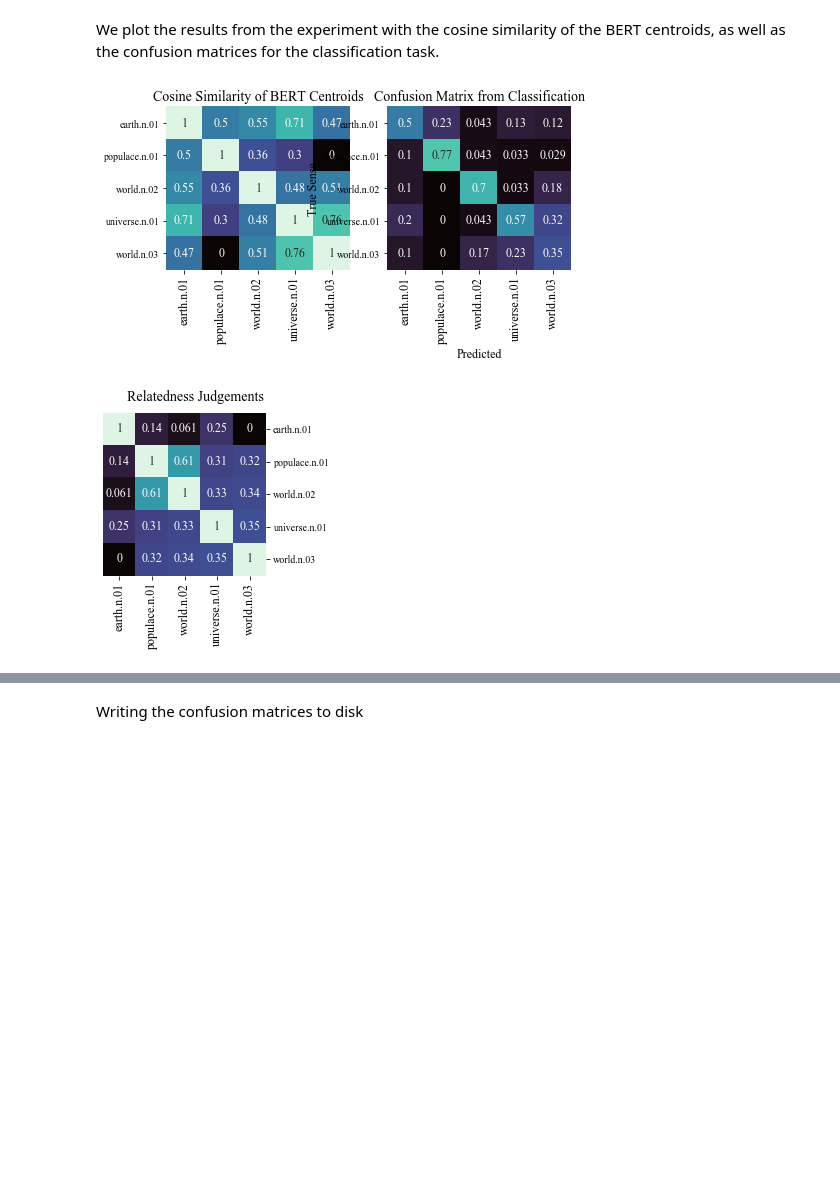
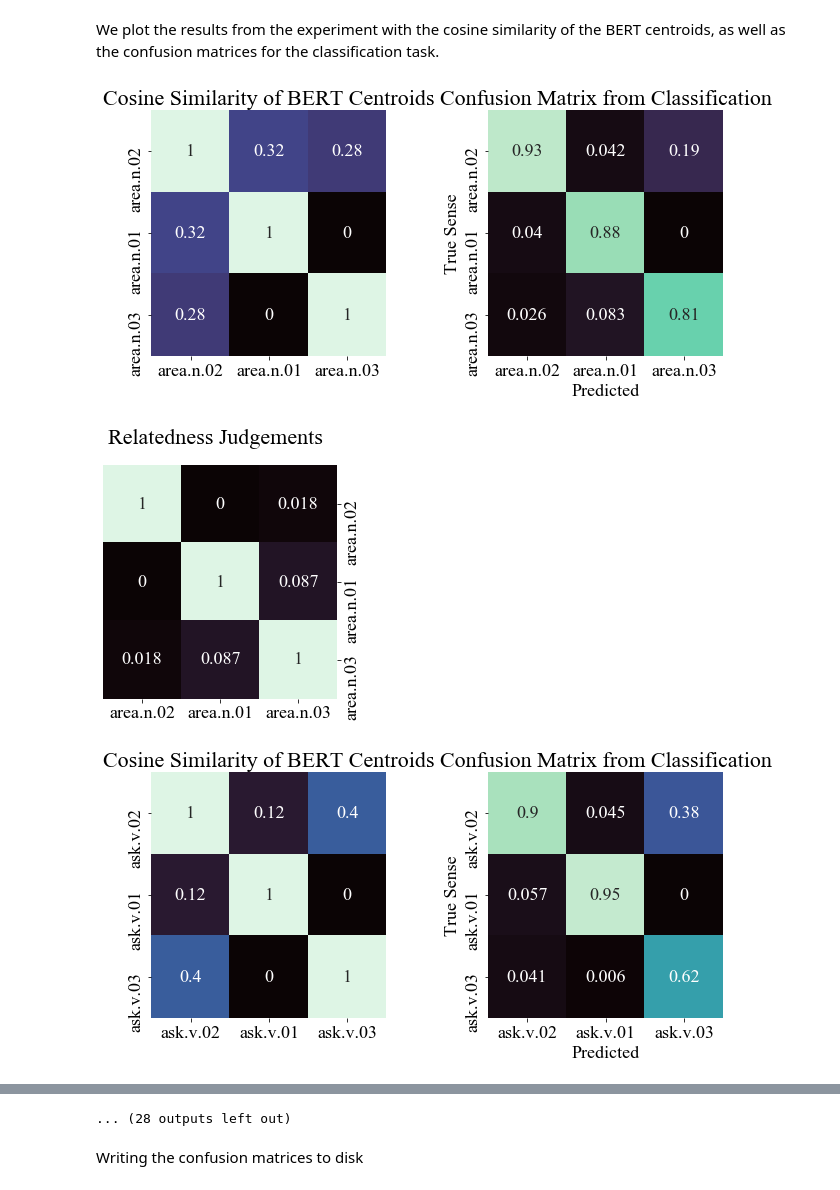
Before and after one commit to sathvikn/bert-wordsense, a Jupyter notebook: codebase/notebooks/logistic_test.ipynb, the cells around one changed output, grey strips where cells are left out. Saved outputs shown, nothing was run; the diff lists cells and outputs as text; code cells hidden in the pictures; blank space fills up the shorter version.

```diff
--- a/codebase/notebooks/logistic_test.ipynb
+++ b/codebase/notebooks/logistic_test.ipynb
@@ -20,3 +21,6 @@ with open('../data/stimuli.json') as f:
 # %%
 results = pd.read_csv('../data/approved_expt_results.csv')
 incl_users = results['userID'].unique()
+
+logistic_words = results[(results['trialType'] == 'test') |
+                                (results['trialType'] == 'repeat')]['lemma'].unique()
@@ -30,8 +45,9 @@ Compute F1 scores through cross validation
 # %%
+
 model_data = {}
 test_stats = []
 incorrect = []
-for w in test_words:
+for w in tqdm(logistic_words):
     word, pos = w.split('_')
     word_data = load_data(word, pos, 'semcor')
     true_labels = word_data['sense_labels']
@@ -154,14 +199,0 @@ plt.savefig("../../results/figures/f1_entropy_expt.png")
-# %%
-sns.catplot(x = 'num_senses', y = 'avg_f1', hue = 'Part of Speech', data = model_perf)
-texts = []
-for x, y, s in zip(model_perf['num_senses'] - 3, model_perf['avg_f1'],
-                   model_perf['word'].apply(lambda s: s.split("_")[0])):
-    texts.append(plt.text(x, y, s))
-
-adjust_text(texts, force_points=0.2, force_text=0.2, expand_points=(1, 1), expand_text=(1, 1))
-
-plt.title("Classifer Performance and Number of Senses for Experiment Stimuli")
-plt.xlabel("Number of Senses")
-plt.ylabel("Average F1 Score")
-plt.tight_layout()
-plt.savefig("../../results/figures/f1_num_sense_expt")
@@ -178,49 +208,52 @@ from matplotlib.backends.backend_pdf import PdfPages
 # %%
 plt.rcParams["font.family"] = "Times New Roman"
 
-confusion_matrices = {w: {} for w in test_words}
-title_size = 14
-text_size = 12
+confusion_matrices = {w: {} for w in with_entropy['word']}
+title_size = 22
+text_size = 18
 
-for w in test_words:
-    fig, (ax1, ax2) = plt.subplots(1, 2, figsize = (3, 3))
+for w in with_entropy['word']:
+    fig, (ax1, ax2) = plt.subplots(1, 2, figsize = (9.5, 4.6))
 
     avg_reported = get_test_result_data(results, w, incl_users)
     senses = np.array([fb_to_local(s) for s in get_senses(db, w.replace('.', '_'))])
-    cg = sns.clustermap(mtx_to_df(1 - avg_reported, senses), cmap = 'mako', annot = True, figsize = (4, 4),
+    cg = sns.clustermap(mtx_to_df(1 - avg_reported, senses), cmap = 'mako', annot = True, figsize = (4.6, 4.6),
 
                            cbar_pos = None, vmin = 0, vmax = 1, annot_kws={"size": text_size})
-    cg.fig.suptitle('Relatedness Judgements', y = 0.9, fontsize = title_size)
+    cg.fig.suptitle('Relatedness Judgements', y = 0.9, x = 0.55, fontsize = title_size)
     cg.ax_heatmap.set_xticklabels(cg.ax_heatmap.get_xmajorticklabels(), fontsize = text_size)
+    cg.ax_heatmap.set_yticklabels(cg.ax_heatmap.get_ymajorticklabels(), fontsize = text_size)
     cg.ax_row_dendrogram.set_visible(False)
     cg.ax_col_dendrogram.set_visible(False)
     reordered_sense_indices = cg.dendrogram_row.reordered_ind
 
     word, pos = w.split("_")
 
     bert_cs, sense_names = cosine_sim_mtx(word, pos, sel_senses = senses,
                                          corpus = 'semcor', use_masc = False)
     bert_cs = normalize_cos_dist(bert_cs)
     bcs_fig = sns.heatmap(mtx_to_df(1 - bert_cs, senses, reorder = reordered_sense_indices),
                           ax = ax1, annot = True, cmap = 'mako', cbar = False,  vmin = 0, vmax = 1,
                           annot_kws={"size": text_size})
     bcs_fig.set_title("Cosine Similarity of BERT Centroids", fontsize = title_size)
     bcs_fig.set_xticklabels(bcs_fig.get_xmajorticklabels(), fontsize = text_size)
+    bcs_fig.set_yticklabels(bcs_fig.get_ymajorticklabels(), fontsize = text_size)
 
     word_matrices = model_data[w]['confusion_matrices']
     agg_confusion = np.sum(np.asarray(word_matrices), axis = 0)
     agg_confusion = np.nan_to_num(agg_confusion / np.sum(agg_confusion, axis = 0))
     confusion_matrices[w] = agg_confusion.tolist()
     conf_fig = sns.heatmap(mtx_to_df(agg_confusion, senses, reorder = reordered_sense_indices),
                            cmap = 'mako', ax = ax2, annot = True, cbar = False,  vmin = 0, vmax = 1,
                           annot_kws={"size": text_size})
     conf_fig.set_title("Confusion Matrix from Classification", fontsize = title_size)
     conf_fig.set_xticklabels(conf_fig.get_xmajorticklabels(), fontsize = text_size)
+    conf_fig.set_yticklabels(conf_fig.get_ymajorticklabels(), fontsize = text_size)
 
     ax2.set_xlabel("Predicted", fontsize = text_size)
     ax2.set_ylabel("True Sense", fontsize = text_size)
-    fig.subplots_adjust(right = 2)
-    break
+    fig.tight_layout()
 # %% [output]
-[figure, old version]
+[figure, new version]
-[figure, old version]
+[figure, new version]
+[figure, added]
@@ -227,3 +269,4 @@ for w in test_words:
+... (28 outputs left out)
 # %% [markdown]
 Writing the confusion matrices to disk
 # %%
```
Also changed, not shown: parts of 17 cells of this notebook, 2 other files.
